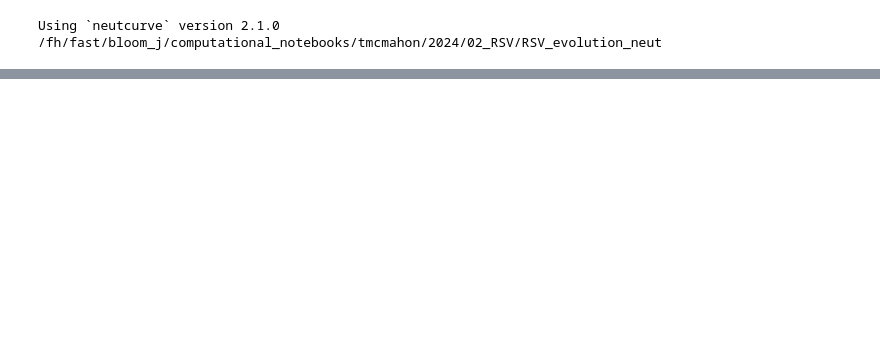
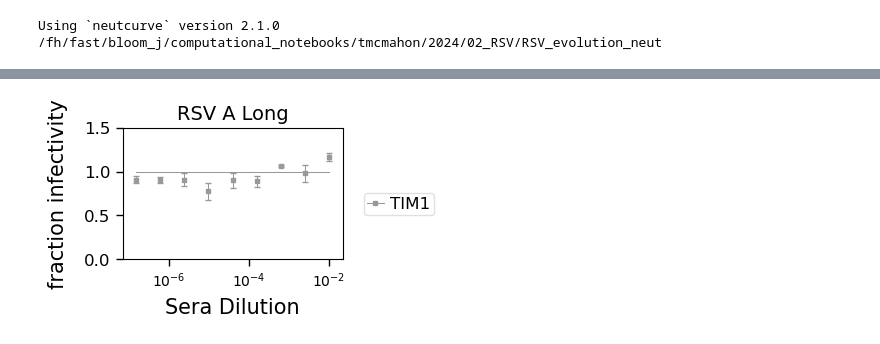
Before and after one commit to jbloomlab/RSV-evolution-neut, a Jupyter notebook: 02_notebooks/293TvTIM1_neuts.ipynb, the cells around one changed output, grey strips where cells are left out. Saved outputs shown, nothing was run; the diff lists cells and outputs as text; code cells hidden in the pictures; blank space fills up the shorter version.

```diff
--- a/02_notebooks/293TvTIM1_neuts.ipynb
+++ b/02_notebooks/293TvTIM1_neuts.ipynb
@@ -37,6 +37,7 @@ Using `neutcurve` version 2.1.0
 df_879 = pd.read_csv('01_data/other/cell_line_fractinfect_87_9.csv')
 df_pool = pd.read_csv('01_data/other/cell_line_fractinfect_pooledsera.csv')
 df_nirs = pd.read_csv('01_data/other/cell_line_fractinfect_Nirsevimab.csv')
+df_ctrl = pd.read_csv('01_data/other/Controls_FractInfect.csv')
 # %%
 fits_879 = neutcurve.curvefits.CurveFits(
             data=df_879,
@@ -64,6 +65,15 @@ fits_nirs = neutcurve.curvefits.CurveFits(
             )
 
 #fitParams = fits.fitParams(ics=[10,50, 90, 95, 97, 98, 99])
+# %%
+fits_ctrl = neutcurve.curvefits.CurveFits(
+            data=df_ctrl,
+            fixbottom=0,
+
+            #max_sera_per_subplot=3
+            )
+
+#fitParams = fits.fitParams(ics=[10,50, 90, 95, 97, 98, 99])
 # %%
 # Define updated color mapping for specific viruses
 custom_colors = {
@@ -265,0 +276,60 @@ print(fits_nirs.df.head())
+# %%
+# Define updated color mapping for specific viruses
+custom_colors = {
+    "293T-TIM1": "#999999"  # Grey
+}
+
+# Assign colors in the order of viruses appearing in the filtered data
+filtered_sera = ["293T-TIM1"]
+
+# Generate color list
+colors = [custom_colors[v] for v in filtered_sera]
+
+# Define unique markers to ensure differentiation
+markers = ['s', 'o']
+
+# Generate the filtered plots with updated colors
+fig, axes = fits_ctrl.plotViruses(
+    xlabel='Sera Dilution',
+    colors=colors,
+    markers=markers,
+    draw_in_bounds=True,
+    ncol=3,
+    sharex=False,
+    linewidth=0.75,  # Set line width for the curves
+    markersize=3  # Reduce marker size
+)
+
+# Set figure size
+fig.set_size_inches(3, 2)  # Adjust width and height
+
+# Apply formatting to each subplot
+for ax in axes.flat:
+    if ax:  # Ensure it's a valid axis
+        ax.set_ylim(0, 1.5)  # Force y-axis from 0 to 1
+        ax.yaxis.set_major_locator(ticker.LinearLocator(numticks=4))  # Keep 3 ticks on Y
+        ax.yaxis.set_major_formatter(ticker.FormatStrFormatter('%.1f'))  # Format Y labels to 1 decimal place
+
+        # Remove forced 3 x-axis ticks (let Matplotlib handle it)
+        #ax.set_xticks([])  # Remove manually set ticks
+        #ax.xaxis.set_major_locator(ticker.AutoLocator())  # Default tick locations
+
+        ax.tick_params(axis='x', which='both', labelsize=10)  # Ensure X tick labels are visible
+
+        # --- Manually Adjust Markers (Set Black Edge) ---
+        for path in ax.collections:
+            #path.set_edgecolor('black')  # Set marker border to black
+            path.set_linewidth(0.75)  # Thin border around points
+
+        # --- Keep Error Bars Thin (Without Making Them Borders) ---
+        for line in ax.get_lines():
+            if "errorbar" in str(line):  # Identify error bars
+                line.set_linewidth(0.75)  # Make error bars thin, not bold
+
+# Set font to Helvetica (or fallback to sans-serif)
+#plt.rcParams['font.family'] = ['Helvetica', 'sans-serif']
+
+# Save figure with high resolution
+fig.savefig('CellLine_Rep1_ctrl_IgGDepleteSera.svg', bbox_inches='tight', dpi = 100)
+# %% [output]
+[figure, added]
```
Also changed, not shown: parts of 5 cells of this notebook, 9 other files.
